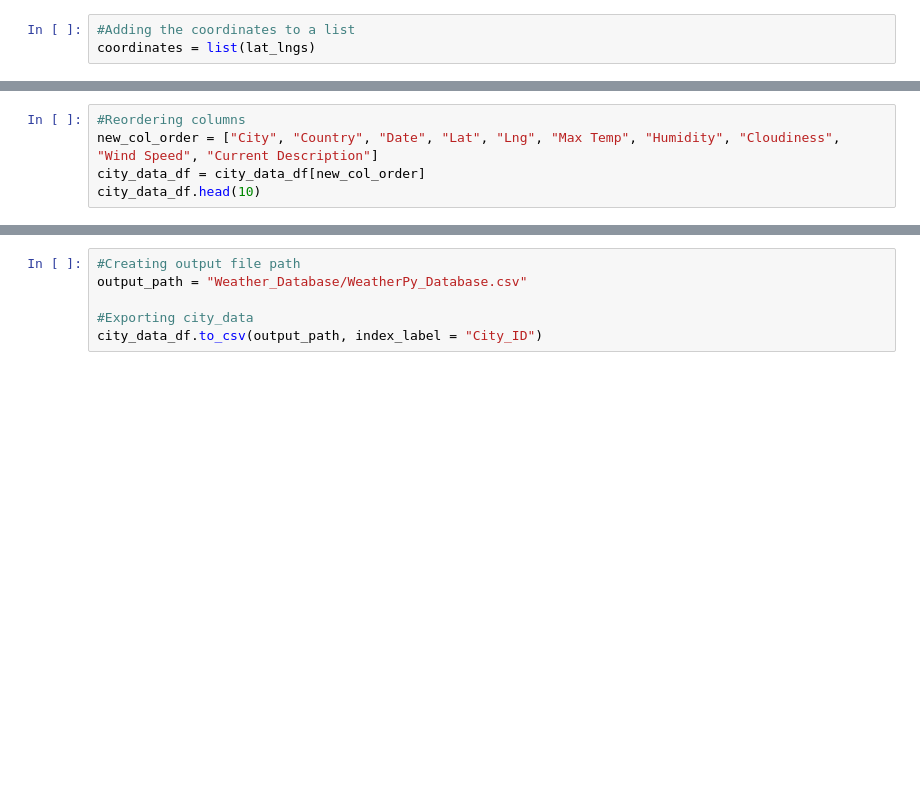
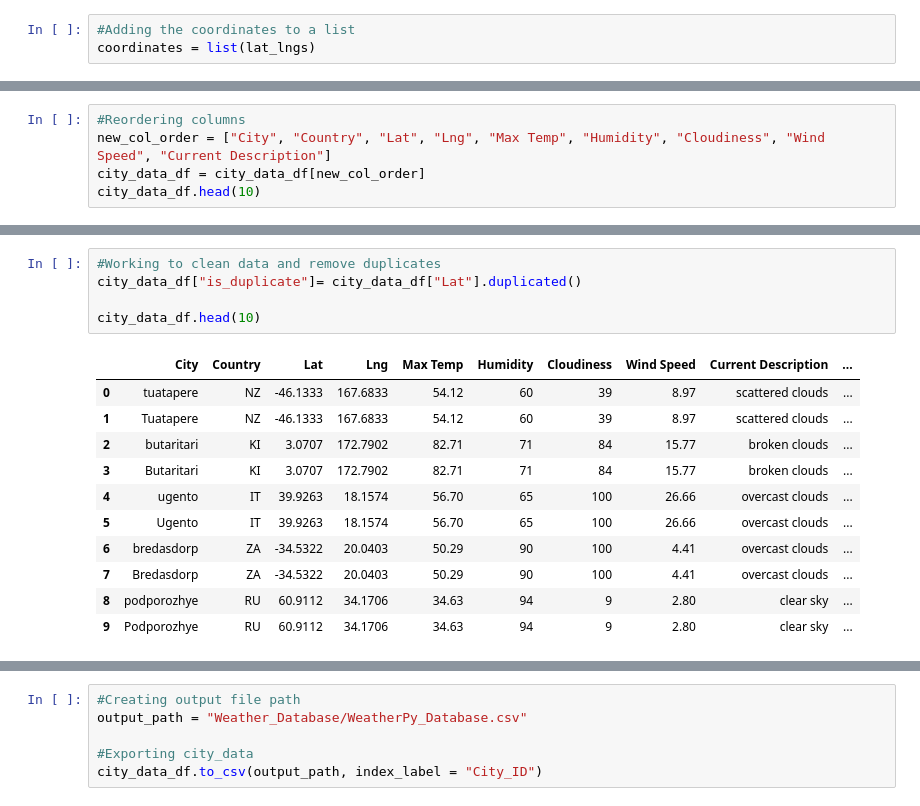
Before and after one commit to mereilly/World_Weather_Analysis, a Jupyter notebook: Weather_Database.ipynb, the cells around one changed output, grey strips where cells are left out. Drawn from its saved outputs; the diff is of its cells as text; blank space fills up the shorter version.

```diff
--- a/Weather_Database.ipynb
+++ b/Weather_Database.ipynb
@@ -184,5 +197,5 @@ city_data_df.head(10)
 # %%
 #Reordering columns
-new_col_order = ["City", "Country", "Date", "Lat", "Lng", "Max Temp", "Humidity", "Cloudiness", "Wind Speed", "Current Description"]
+new_col_order = ["City", "Country", "Lat", "Lng", "Max Temp", "Humidity", "Cloudiness", "Wind Speed", "Current Description"]
 city_data_df = city_data_df[new_col_order]
 city_data_df.head(10)
@@ -188,0 +214,17 @@ city_data_df.head(10)
+# %%
+#Working to clean data and remove duplicates
+city_data_df["is_duplicate"]= city_data_df["Lat"].duplicated()
+
+city_data_df.head(10)
+# %% [output]
+|  | City | Country | Lat | Lng | Max Temp | Humidity | Cloudiness | Wind Speed | Current Description | ... |
+| 0 | tuatapere | NZ | -46.1333 | 167.6833 | 54.12 | 60 | 39 | 8.97 | scattered clouds | ... |
+| 1 | Tuatapere | NZ | -46.1333 | 167.6833 | 54.12 | 60 | 39 | 8.97 | scattered clouds | ... |
+| 2 | butaritari | KI | 3.0707 | 172.7902 | 82.71 | 71 | 84 | 15.77 | broken clouds | ... |
+| 3 | Butaritari | KI | 3.0707 | 172.7902 | 82.71 | 71 | 84 | 15.77 | broken clouds | ... |
+| 4 | ugento | IT | 39.9263 | 18.1574 | 56.70 | 65 | 100 | 26.66 | overcast clouds | ... |
+| 5 | Ugento | IT | 39.9263 | 18.1574 | 56.70 | 65 | 100 | 26.66 | overcast clouds | ... |
+| 6 | bredasdorp | ZA | -34.5322 | 20.0403 | 50.29 | 90 | 100 | 4.41 | overcast clouds | ... |
+| 7 | Bredasdorp | ZA | -34.5322 | 20.0403 | 50.29 | 90 | 100 | 4.41 | overcast clouds | ... |
+| 8 | podporozhye | RU | 60.9112 | 34.1706 | 34.63 | 94 | 9 | 2.80 | clear sky | ... |
+| 9 | Podporozhye | RU | 60.9112 | 34.1706 | 34.63 | 94 | 9 | 2.80 | clear sky | ... |
```
Also changed, not shown: parts of 10 cells of this notebook, 1 other file.
